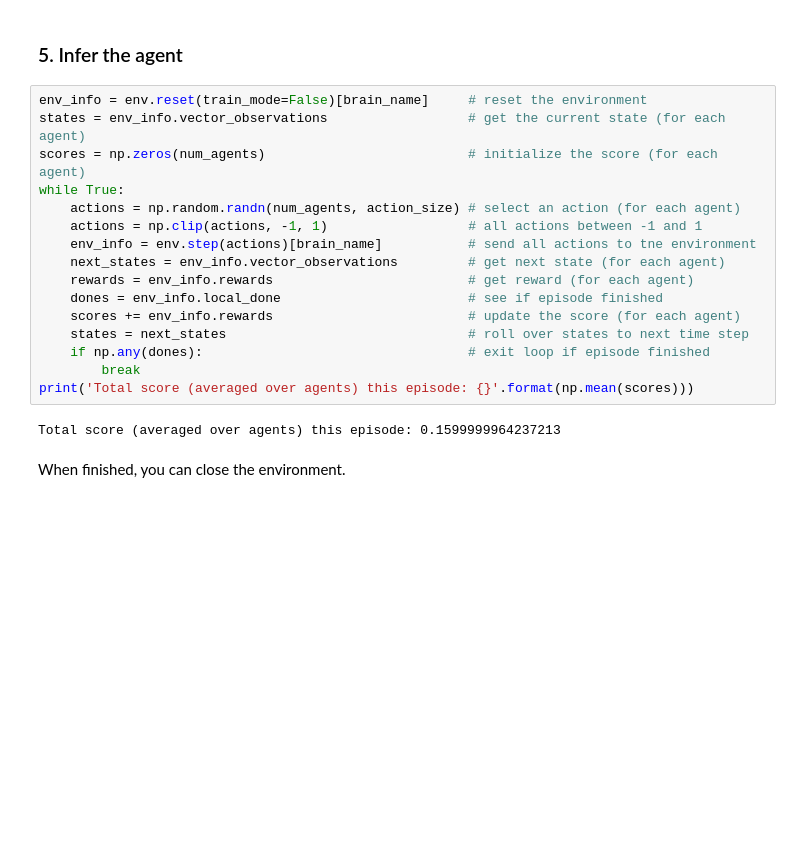
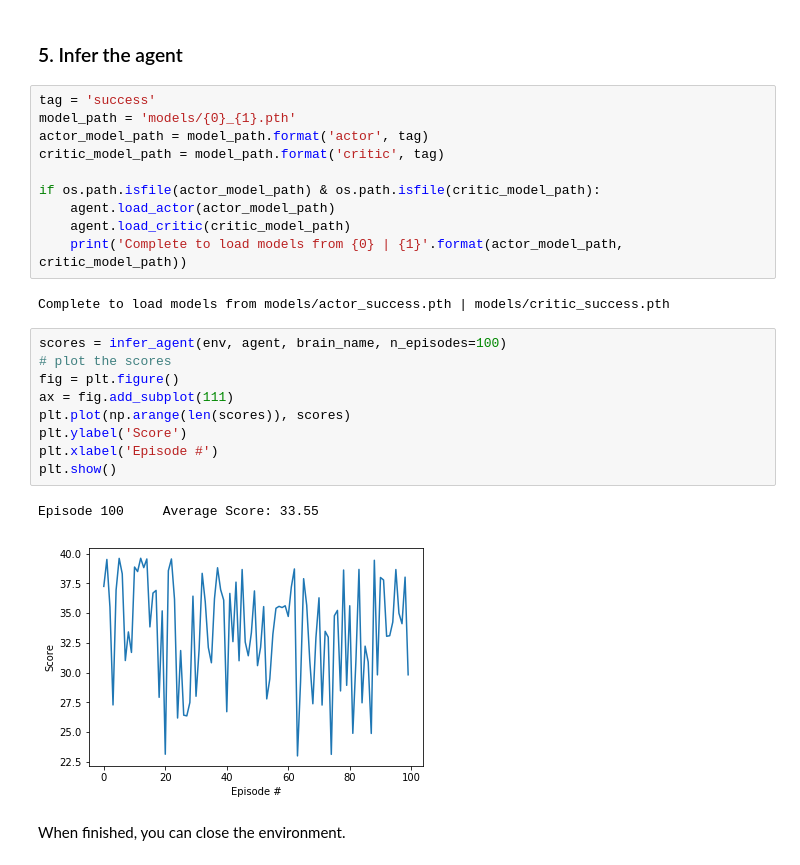
Before and after one commit to dongyoon-wee/deep-reinforcement-learning, a Jupyter notebook: continuous_control/Report.ipynb, the cells around one changed output. Drawn from its saved outputs; the diff is of its cells as text; blank space fills up the shorter version.

```diff
--- a/continuous_control/Report.ipynb
+++ b/continuous_control/Report.ipynb
@@ -105,23 +160,29 @@ With random seed 0, this DDPG agent solves the task. The below figure is the plo
 # %% [markdown]
 ### 5. Infer the agent
-# %%
-env_info = env.reset(train_mode=False)[brain_name]     # reset the environment
-states = env_info.vector_observations                  # get the current state (for each agent)
-scores = np.zeros(num_agents)                          # initialize the score (for each agent)
-while True:
-    actions = np.random.randn(num_agents, action_size) # select an action (for each agent)
-    actions = np.clip(actions, -1, 1)                  # all actions between -1 and 1
-    env_info = env.step(actions)[brain_name]           # send all actions to tne environment
-    next_states = env_info.vector_observations         # get next state (for each agent)
-    rewards = env_info.rewards                         # get reward (for each agent)
-    dones = env_info.local_done                        # see if episode finished
-    scores += env_info.rewards                         # update the score (for each agent)
-    states = next_states                               # roll over states to next time step
-    if np.any(dones):                                  # exit loop if episode finished
-        break
-print('Total score (averaged over agents) this episode: {}'.format(np.mean(scores)))
-# %% [output]
-Total score (averaged over agents) this episode: 0.1599999964237213
+# %%
+tag = 'success'
+model_path = 'models/{0}_{1}.pth'
+actor_model_path = model_path.format('actor', tag)
+critic_model_path = model_path.format('critic', tag)
+
+if os.path.isfile(actor_model_path) & os.path.isfile(critic_model_path):
+    agent.load_actor(actor_model_path)
+    agent.load_critic(critic_model_path)
+    print('Complete to load models from {0} | {1}'.format(actor_model_path, critic_model_path))
+# %% [output]
+Complete to load models from models/actor_success.pth | models/critic_success.pth
+# %%
+scores = infer_agent(env, agent, brain_name, n_episodes=100)
+# plot the scores
+fig = plt.figure()
+ax = fig.add_subplot(111)
+plt.plot(np.arange(len(scores)), scores)
+plt.ylabel('Score')
+plt.xlabel('Episode #')
+plt.show()
+# %% [output]
+Episode 100     Average Score: 33.55
+[figure, added]
 # %% [markdown]
 When finished, you can close the environment.
 # %%
```
Also changed, not shown: parts of 13 cells of this notebook, 9 other files.
